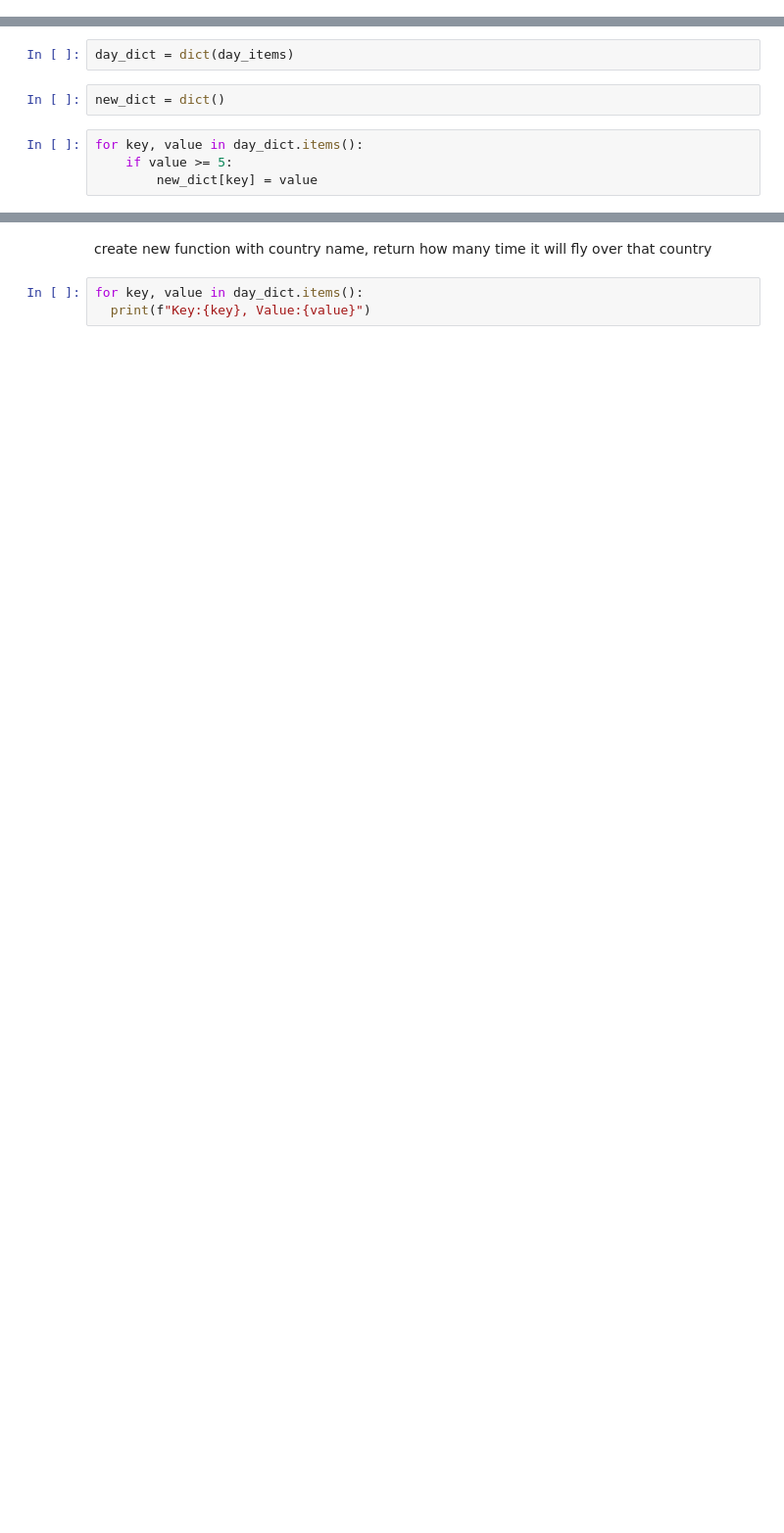
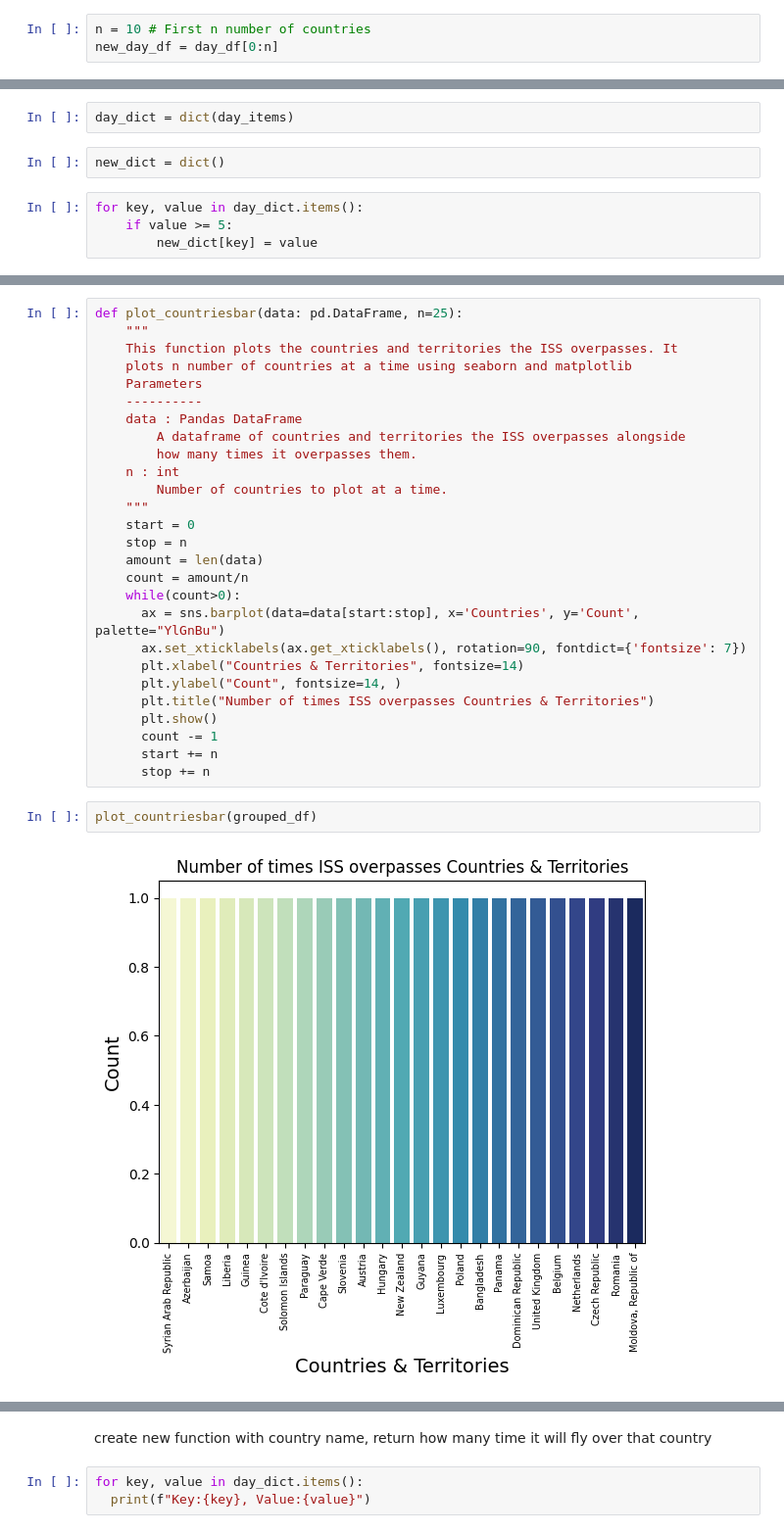
Before and after one commit to khalil-alexander/get_forecast, a Jupyter notebook: Copy_of_DataAnalytics2.ipynb, the cells around one changed output, grey strips where cells are left out. Shown at 98% size. Drawn from its saved outputs; the diff is of its cells as text; blank space fills up the shorter version.

```diff
--- a/Copy_of_DataAnalytics2.ipynb
+++ b/Copy_of_DataAnalytics2.ipynb
@@ -856,0 +863,3 @@ new_day_df = day_df[0:25]
+# %%
+n = 10 # First n number of countries
+new_day_df = day_df[0:n]
@@ -927,0 +1042,31 @@ TypeError: Index(...) must be called with a collection of some kind, 0 was passe
+# %%
+def plot_countriesbar(data: pd.DataFrame, n=25):
+    """
+    This function plots the countries and territories the ISS overpasses. It
+    plots n number of countries at a time using seaborn and matplotlib
+    Parameters
+    ----------
+    data : Pandas DataFrame
+        A dataframe of countries and territories the ISS overpasses alongside
+        how many times it overpasses them.
+    n : int
+        Number of countries to plot at a time.
+    """
+    start = 0
+    stop = n
+    amount = len(data)
+    count = amount/n
+    while(count>0):
+      ax = sns.barplot(data=data[start:stop], x='Countries', y='Count', palette="YlGnBu")
+      ax.set_xticklabels(ax.get_xticklabels(), rotation=90, fontdict={'fontsize': 7})
+      plt.xlabel("Countries & Territories", fontsize=14)
+      plt.ylabel("Count", fontsize=14, )
+      plt.title("Number of times ISS overpasses Countries & Territories")
+      plt.show()
+      count -= 1
+      start += n
+      stop += n
+# %%
+plot_countriesbar(grouped_df)
+# %% [output]
+[figure, added]
```
Also changed, not shown: parts of 61 cells of this notebook.
